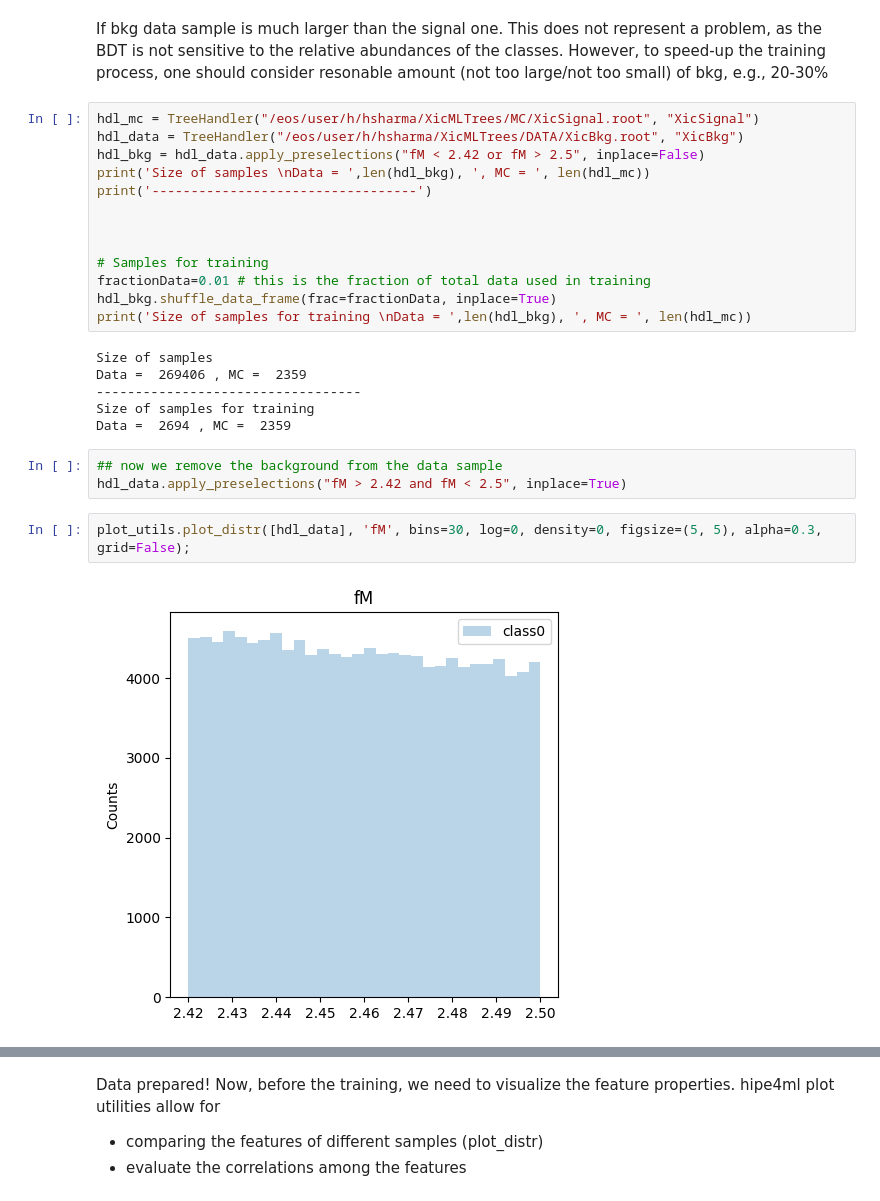
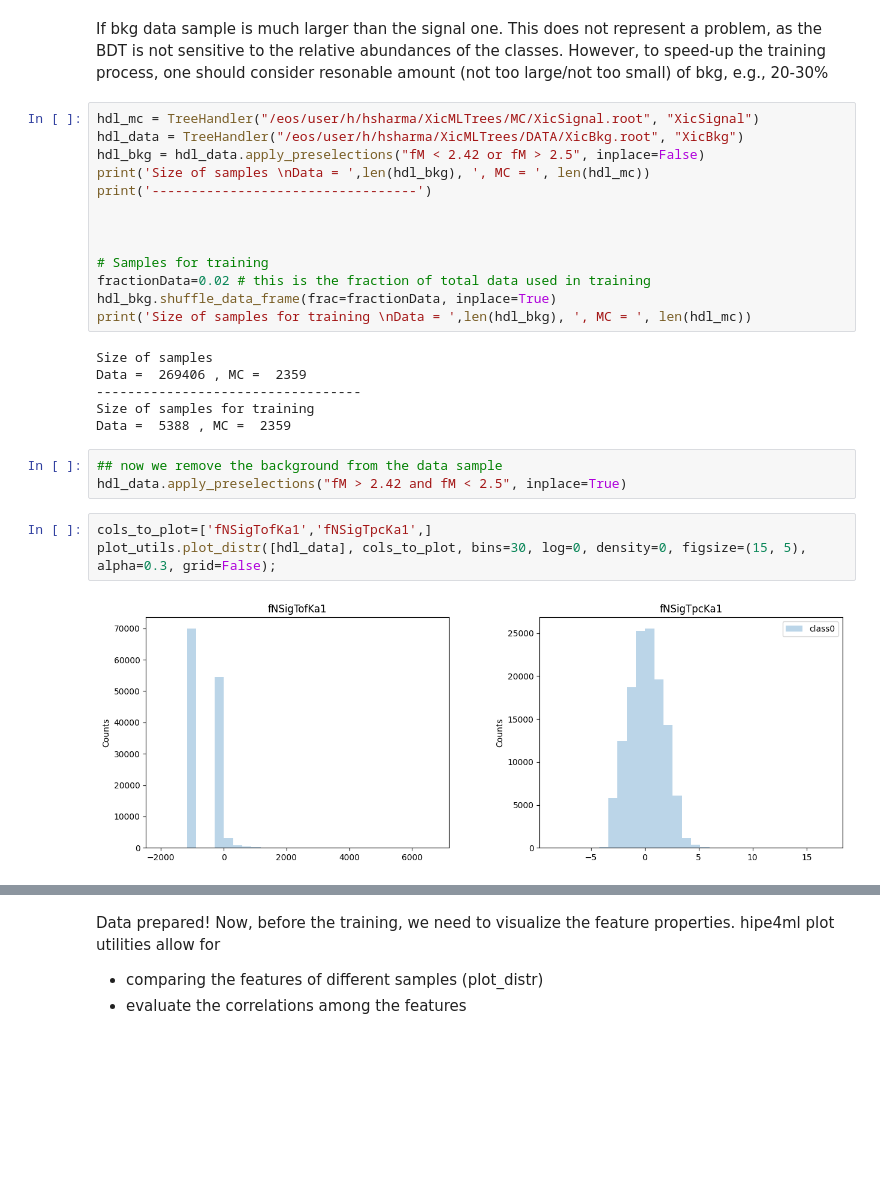
Before and after one commit to phymanshu/MLcodes, a Jupyter notebook: BDT_Xic.ipynb, the cells around one changed output, grey strips where cells are left out. Drawn from its saved outputs; the diff is of its cells as text; blank space fills up the shorter version.

Commit message:
Update BDT_Lc_data notebook

```diff
--- a/BDT_Xic.ipynb
+++ b/BDT_Xic.ipynb
@@ -40,7 +41,7 @@ print('----------------------------------')
 
 
 # Samples for training
-fractionData=0.01 # this is the fraction of total data used in training
+fractionData=0.02 # this is the fraction of total data used in training
 hdl_bkg.shuffle_data_frame(frac=fractionData, inplace=True)
 print('Size of samples for training \nData = ',len(hdl_bkg), ', MC = ', len(hdl_mc))
 # %% [output]
@@ -48,11 +49,12 @@ Size of samples
 Data =  269406 , MC =  2359
 ----------------------------------
 Size of samples for training
-Data =  2694 , MC =  2359
+Data =  5388 , MC =  2359
 # %%
 ## now we remove the background from the data sample
 hdl_data.apply_preselections("fM > 2.42 and fM < 2.5", inplace=True)
 # %%
-plot_utils.plot_distr([hdl_data], 'fM', bins=30, log=0, density=0, figsize=(5, 5), alpha=0.3, grid=False);
+cols_to_plot=['fNSigTofKa1','fNSigTpcKa1',]
+plot_utils.plot_distr([hdl_data], cols_to_plot, bins=30, log=0, density=0, figsize=(15, 5), alpha=0.3, grid=False);
 # %% [output]
-[figure, old version]
+[figure, new version]
```
Also changed, not shown: parts of 19 cells of this notebook, 3 other files.
